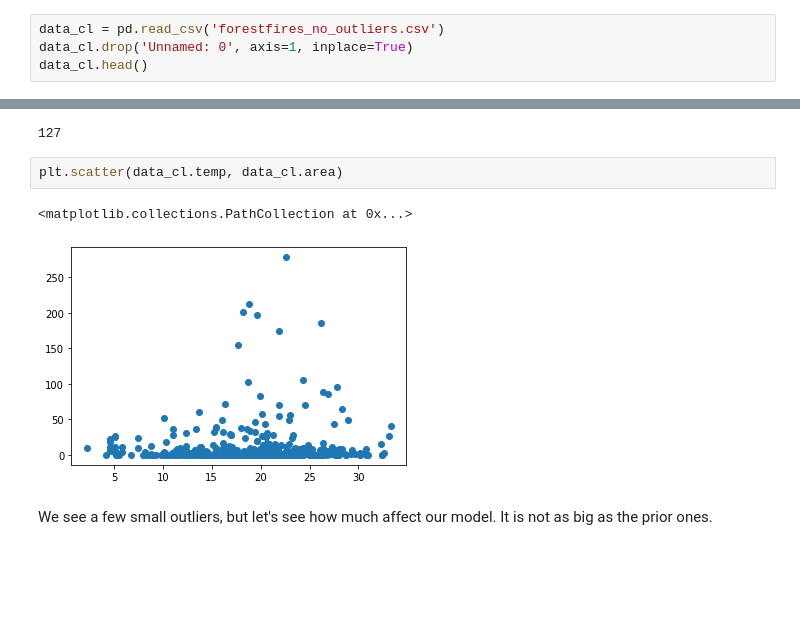
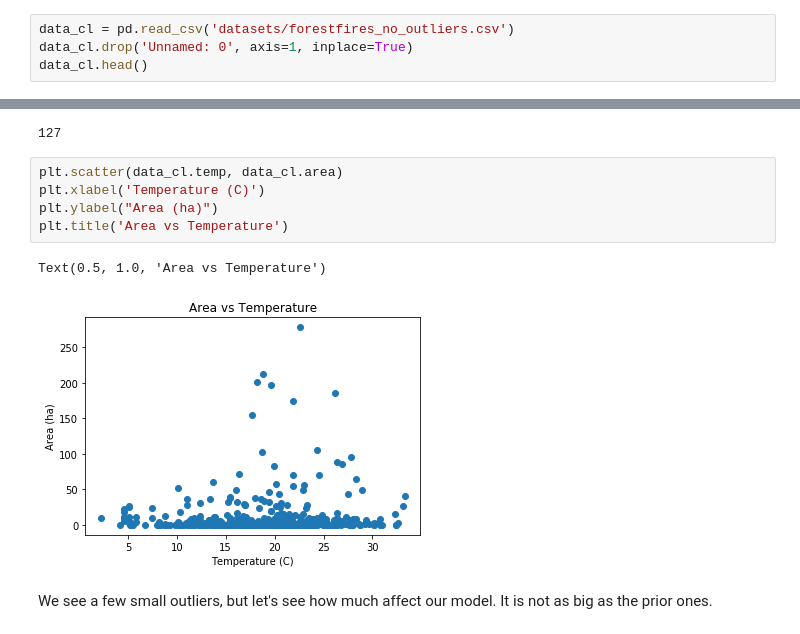
Before and after one commit to Manuel-mane/Forest_fire, a Jupyter notebook: regression_prediction_of_forest_fire_using_support_vector_machine.ipynb, the cells around one changed output, grey strips where cells are left out. Saved outputs shown, nothing was run; the diff lists cells and outputs as text; blank space fills up the shorter version.

```diff
--- a/regression_prediction_of_forest_fire_using_support_vector_machine.ipynb
+++ b/regression_prediction_of_forest_fire_using_support_vector_machine.ipynb
@@ -250,7 +260,7 @@ The SVR model with the original data has a very poor effectiveness. We will proc
 # %% [markdown]
 ## 2. Using the dataset without outlier
 # %%
-data_cl = pd.read_csv('forestfires_no_outliers.csv')
+data_cl = pd.read_csv('datasets/forestfires_no_outliers.csv')
 data_cl.drop('Unnamed: 0', axis=1, inplace=True)
 data_cl.head()
 # %% [output]
@@ -279,9 +289,12 @@ len(outlier)
 127
 # %%
 plt.scatter(data_cl.temp, data_cl.area)
+plt.xlabel('Temperature (C)')
+plt.ylabel("Area (ha)")
+plt.title('Area vs Temperature')
 # %% [output]
-<matplotlib.collections.PathCollection at 0x...>
+Text(0.5, 1.0, 'Area vs Temperature')
-[figure, old version]
+[figure, new version]
 # %% [markdown]
 We see a few small outliers, but let's see how much affect our model. It is not as big as the prior ones.
 # %% [markdown]
```
Also changed, not shown: parts of 31 cells of this notebook, 9 other files.
